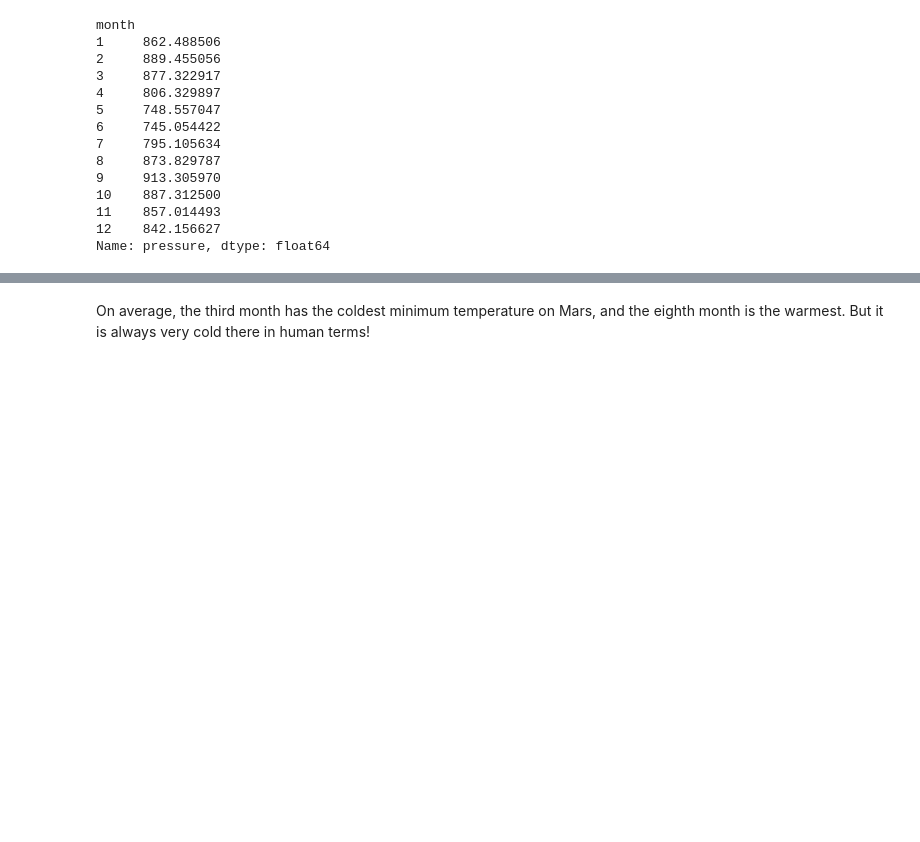
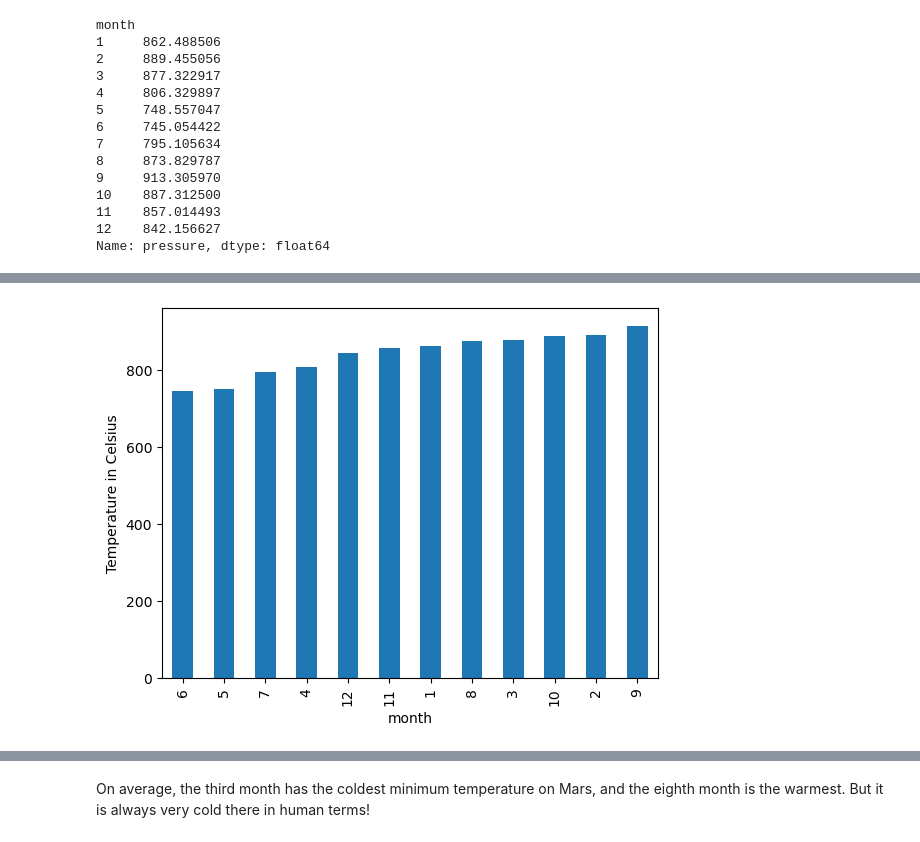
Before and after one commit to Momocat10/Module_11_Challenge, a Jupyter notebook: part_2_mars_weather.ipynb, the cells around one changed output, grey strips where cells are left out. Saved outputs shown, nothing was run; the diff lists cells and outputs as text; code cells hidden in the pictures; blank space fills up the shorter version.

```diff
--- a/part_2_mars_weather.ipynb
+++ b/part_2_mars_weather.ipynb
@@ -203,6 +186,8 @@ plt.show()
 [figure]
 # %%
 # 4. Average pressure by Martian month
+avg_pressure_by_month = temp_df.groupby('month')['pressure'].mean().sort_index()
+avg_pressure_by_month
 # %% [output]
 month
 1     862.488506
@@ -224,0 +206,5 @@ Name: pressure, dtype: float64
+# %%
+avg_pressure_by_month.sort_values().plot.bar(ylabel="Temperature in Celsius")
+plt.show()
+# %% [output]
+[figure, added]
```
Also changed, not shown: parts of 6 cells of this notebook, 2 other files.
